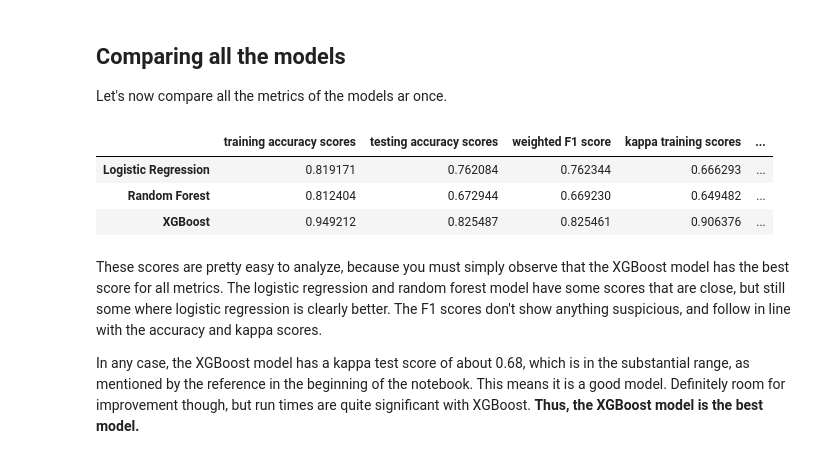
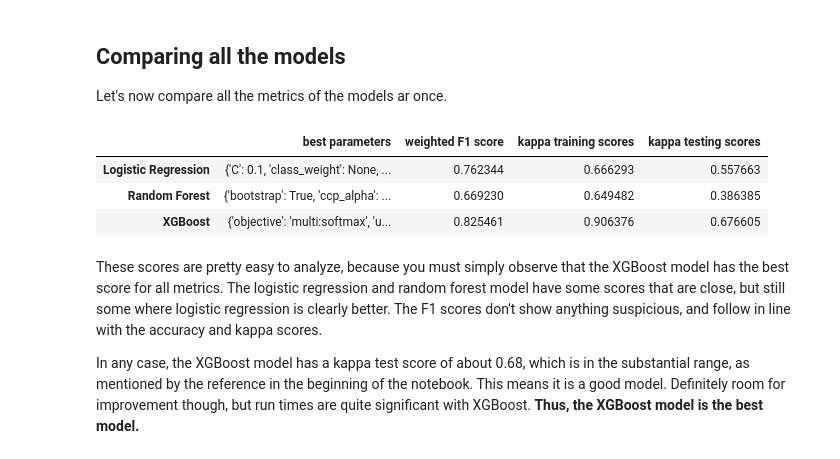
Before and after one commit to RavinderRai/chess_data, a Jupyter notebook: Modelling.ipynb, the cells around one changed output. Cells and saved outputs as stored; diff of their text form; code cells hidden in the pictures.

Commit message:
modified final comparison table

```diff
--- a/Modelling.ipynb
+++ b/Modelling.ipynb
@@ -459,6 +462,9 @@ random_forest.fit(X, y)
 RandomForestClassifier(class_weight='balanced', max_depth=12,
                        min_samples_split=5, n_estimators=150, n_jobs=-1,
                        random_state=42)
+# %%
+# for comparison table later
+rf_best_params = random_forest.get_params()
 # %% [markdown]
 **Now lets get the accuracy scores.**
 # %%
@@ -728,6 +734,8 @@ XGBClassifier(base_score=None, booster=None, callbacks=None,
               min_child_weight=7, missing=nan, monotone_constraints=None,
               n_estimators=150, n_jobs=-1, num_class=3, num_parallel_tree=None,
               objective='multi:softmax', ...)
+# %%
+xgb_best_params = xgb_clf.get_params()
 # %% [markdown]
 ### XGBoost evaluation metrics
 
@@ -793,8 +801,7 @@ As expected from the confusion matrix alone, these roc curves look like the ones
 Let's now compare all the metrics of the models ar once.
 # %%
 #getting lists for all the metrics
-train_acc = [log_reg_training_score, training_score_rf, training_score_xgb]
-test_acc = [log_reg_testing_score, testing_score_rf, testing_score_xgb]
+best_params = [log_reg_best_params, rf_best_params, xgb_best_params]
 
 f1_weighted = [f1_weighted_lr, f1_weighted_rf, f1_weighted_xgb]
 
@@ -802,8 +809,7 @@ kappa_train_scores = [log_reg_training_kappa, rf_kappa_training_score, training_
 kappa_test_scores = [log_reg_testing_kappa, rf_kappa_testing_score, testing_kappa_xgb]
 # %%
 #make a dict out of these lists and turn it into a dataframe to easy visualization
-metrics_dict = {'training accuracy scores': train_acc,
-               'testing accuracy scores': test_acc,
+metrics_dict = {'best parameters': best_params,
                'weighted F1 score': f1_weighted,
                'kappa training scores': kappa_train_scores,
                'kappa testing scores': kappa_test_scores}
@@ -812,13 +818,16 @@ metrics_df = pd.DataFrame(metrics_dict)
 # %%
 #naming the indices by their respective model names
 metrics_df = metrics_df.rename(index={0:'Logistic Regression', 1:'Random Forest', 2:'XGBoost'})
-# %%
-metrics_df
-# %% [output]
-|  | training accuracy scores | testing accuracy scores | weighted F1 score | kappa training scores | ... |
-| Logistic Regression | 0.819171 | 0.762084 | 0.762344 | 0.666293 | ... |
-| Random Forest | 0.812404 | 0.672944 | 0.669230 | 0.649482 | ... |
-| XGBoost | 0.949212 | 0.825487 | 0.825461 | 0.906376 | ... |
+# %%
+# this will allow the best parameters column to display its entries in full
+pd.set_option('display.max_colwidth', None)
+
+metrics_df
+# %% [output]
+|  | best parameters | weighted F1 score | kappa training scores | kappa testing scores |
+| Logistic Regression | {'C': 0.1, 'class_weight': None, ... | 0.762344 | 0.666293 | 0.557663 |
+| Random Forest | {'bootstrap': True, 'ccp_alpha': ... | 0.669230 | 0.649482 | 0.386385 |
+| XGBoost | {'objective': 'multi:softmax', 'u... | 0.825461 | 0.906376 | 0.676605 |
 # %% [markdown]
 These scores are pretty easy to analyze, because you must simply observe that the XGBoost model has the best score for all metrics. The logistic regression and random forest model have some scores that are close, but still some where logistic regression is clearly better. The F1 scores don't show anything suspicious, and follow in line with the accuracy and kappa scores.
 
```
Also changed, not shown: parts of 2 cells of this notebook.
